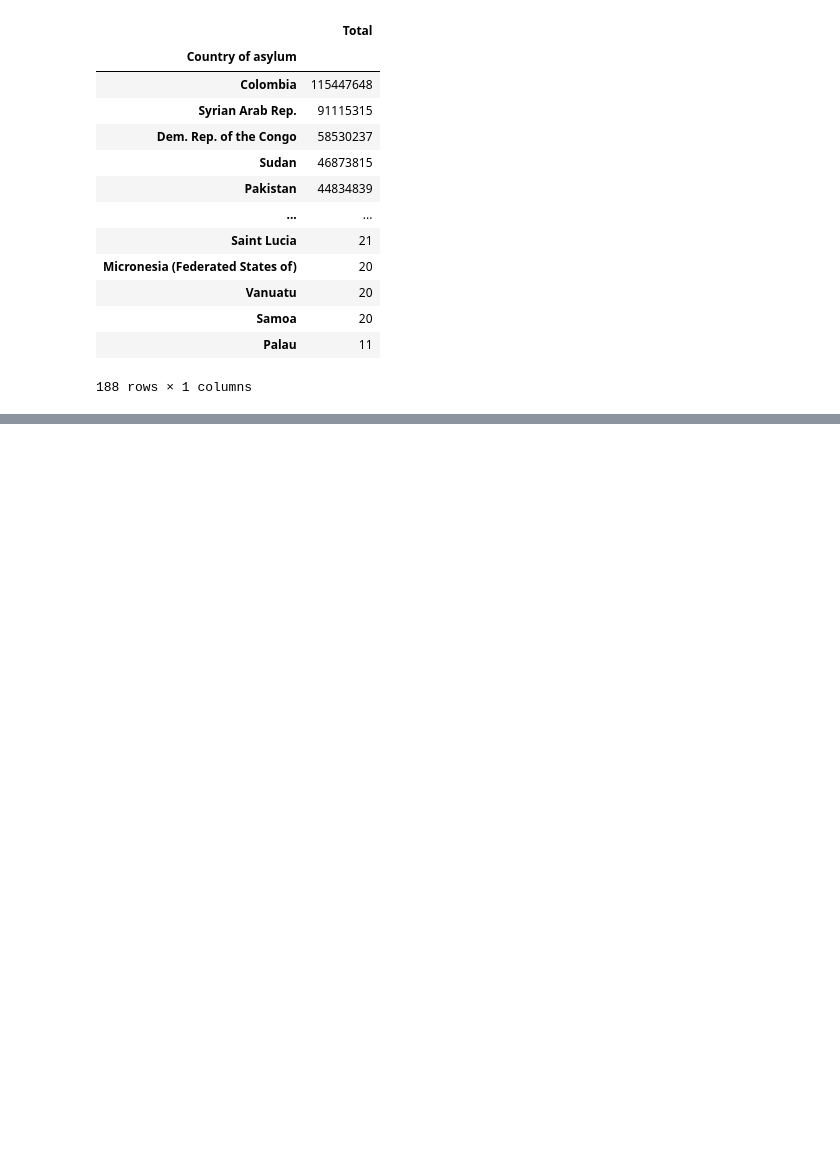
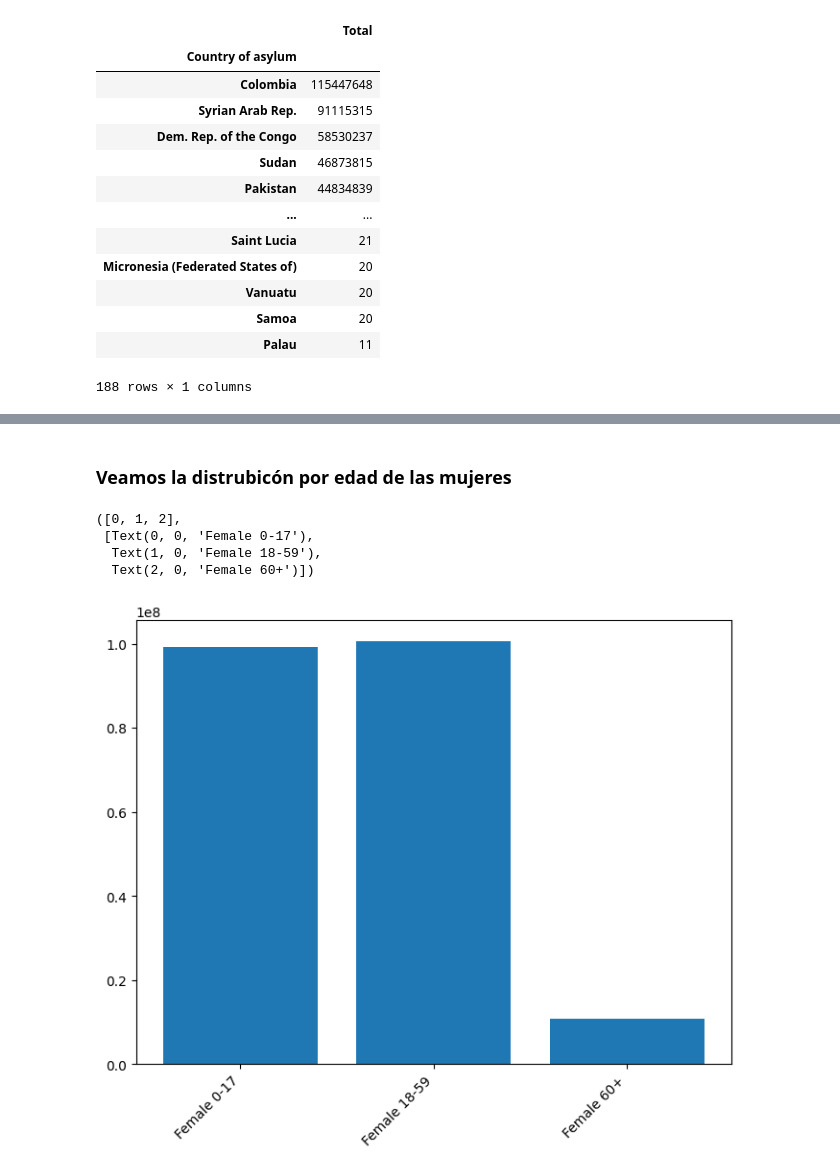
Before and after one commit to IoanaCretuAndrei/Refugee-flow-study, a Jupyter notebook: demographics.ipynb, the cells around one changed output, grey strips where cells are left out. Drawn from its saved outputs; the diff is of its cells as text; code cells hidden in the pictures; blank space fills up the shorter version.

```diff
--- a/demographics.ipynb
+++ b/demographics.ipynb
@@ -177,0 +197,20 @@ pd.DataFrame(demographics.groupby('Country of asylum')['Total'].sum().sort_value
+# %% [markdown]
+### Veamos la distrubicón por edad de las mujeres
+# %%
+# quiero haer lo mismo pero por cada grupo de edad y sexo
+# Crear un gráfico de barras para mostrar la población total por género
+
+female_teenager = demographics['Female 0 - 4'].sum() + demographics['Female 5 - 11'].sum() + demographics['Female 12 - 17'].sum()
+female59 = demographics['Female 18 - 59'].sum()
+female60 = demographics['Female 60'].sum()
+
+female_values = [female_teenager, female59, female60]
+plt.figure(figsize=(8, 6))
+bars = plt.bar(['Female 0-17', 'Female 18-59', 'Female 60+'], female_values)
+plt.xticks(rotation=45, ha='right')
+# %% [output]
+([0, 1, 2],
+ [Text(0, 0, 'Female 0-17'),
+  Text(1, 0, 'Female 18-59'),
+  Text(2, 0, 'Female 60+')])
+[figure, added]
```
Also changed, not shown: parts of 15 cells of this notebook.
